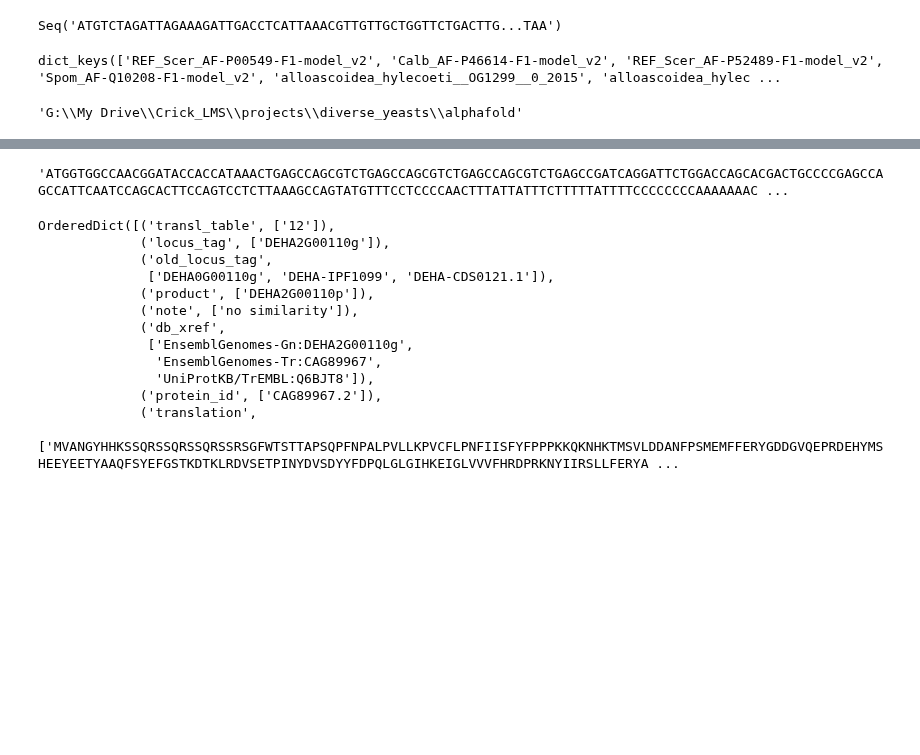
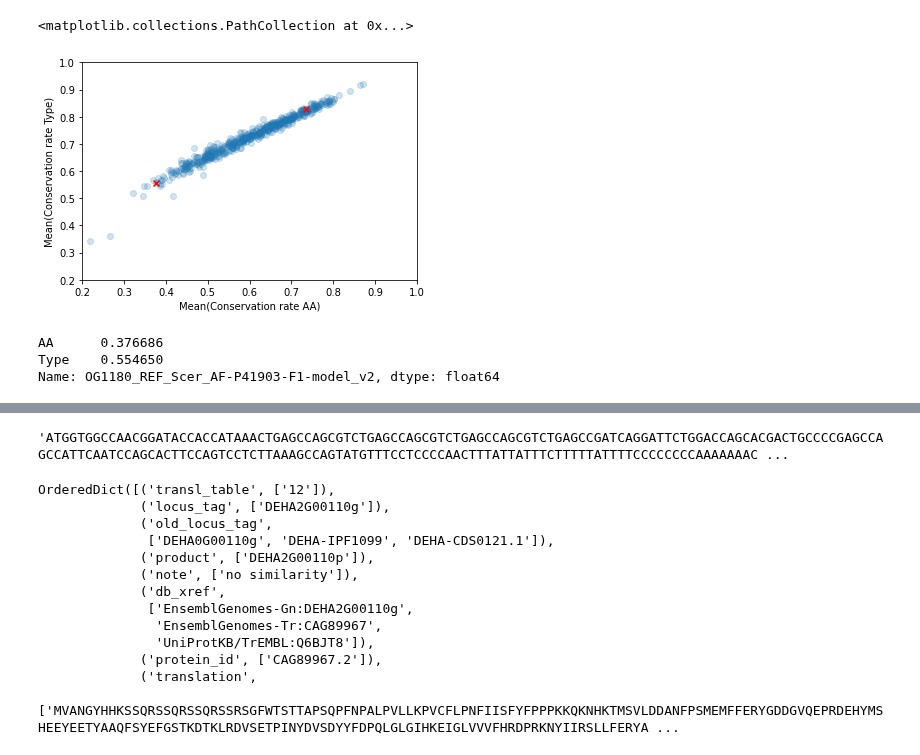
Before and after one commit to heineike02/diverse_yeast, a Jupyter notebook: 20220922_ev_rate_calcs.ipynb, the cells around one changed output, grey strips where cells are left out. Cells and saved outputs as stored; diff of their text form; code cells hidden in the pictures; blank space fills up the shorter version.

```diff
--- a/20220922_ev_rate_calcs.ipynb
+++ b/20220922_ev_rate_calcs.ipynb
@@ -98,12 +83,38 @@ for record in cds_fasta:
-# %%
-seq_name = 'REF_Scer_AF-P00549-F1-model_v2'
-# %% [output]
-Seq('ATGTCTAGATTAGAAAGATTGACCTCATTAAACGTTGTTGCTGGTTCTGACTTG...TAA')
-# %%
-og_struct_data['Molecules'].keys()
-# %% [output]
-dict_keys(['REF_Scer_AF-P00549-F1-model_v2', 'Calb_AF-P46614-F1-model_v2', 'REF_Scer_AF-P52489-F1-model_v2', 'Spom_AF-Q10208-F1-model_v2', 'alloascoidea_hylecoeti__OG1299__0_2015', 'alloascoidea_hylec ...
-# %%
-base_dir
-# %% [output]
-'G:\\My Drive\\Crick_LMS\\projects\\diverse_yeasts\\alphafold'
+# %%
+#Plot distribution of conservation
+
+struct_analysis = pickle.load(open(base_dir + os.sep + os.path.normpath('Output/data/Analysis_new_02.pkl'), 'rb'))
+# %%
+mean_cons_rate_aa = []
+mean_cons_rate_type = []
+aln_names = []
+for aln, aln_data in struct_analysis.items():
+    aln_names.append(aln)
+    mean_cons_rate_aa.append(aln_data['Mean(Conservation rate AA)'])
+    mean_cons_rate_type.append(aln_data['Mean(Conservation rate Type)'])
+
+cons_df = pd.DataFrame.from_dict({'Name': aln_names,
+                                  'AA': mean_cons_rate_aa,
+                                  'Type': mean_cons_rate_type}
+                                )
+
+cons_df = cons_df.set_index('Name')
+
+fig, ax = plt.subplots()
+ax.scatter(mean_cons_rate_aa, mean_cons_rate_type, alpha = 0.2)
+
+ax.set_xlabel('Mean(Conservation rate AA)')
+ax.set_ylabel('Mean(Conservation rate Type)')
+ax.set_xlim([0.2,1])
+ax.set_ylim([0.2,1])
+ax.scatter([0.735859,0.376686],[0.828039, 0.554650],c='red',marker='x')
+# %% [output]
+<matplotlib.collections.PathCollection at 0x...>
+[figure, added]
+# %%
+#cons_df.loc['OG1299_REF_Scer_AF-P00549-F1-model_v2',:]
+cons_df.loc['OG1180_REF_Scer_AF-P41903-F1-model_v2',:]
+# %% [output]
+AA      0.376686
+Type    0.554650
+Name: OG1180_REF_Scer_AF-P41903-F1-model_v2, dtype: float64
```
Also changed, not shown: parts of 11 cells of this notebook, 15 other files.
